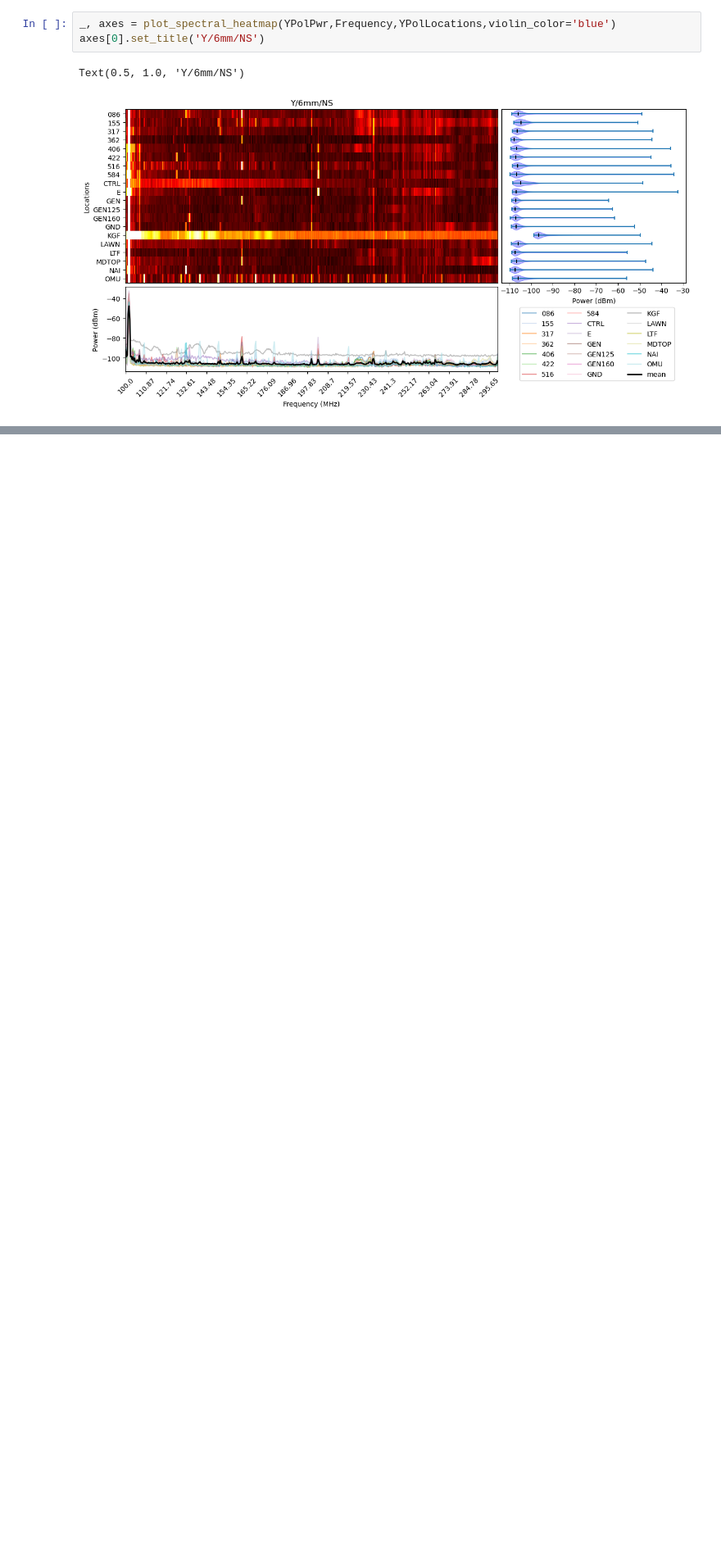
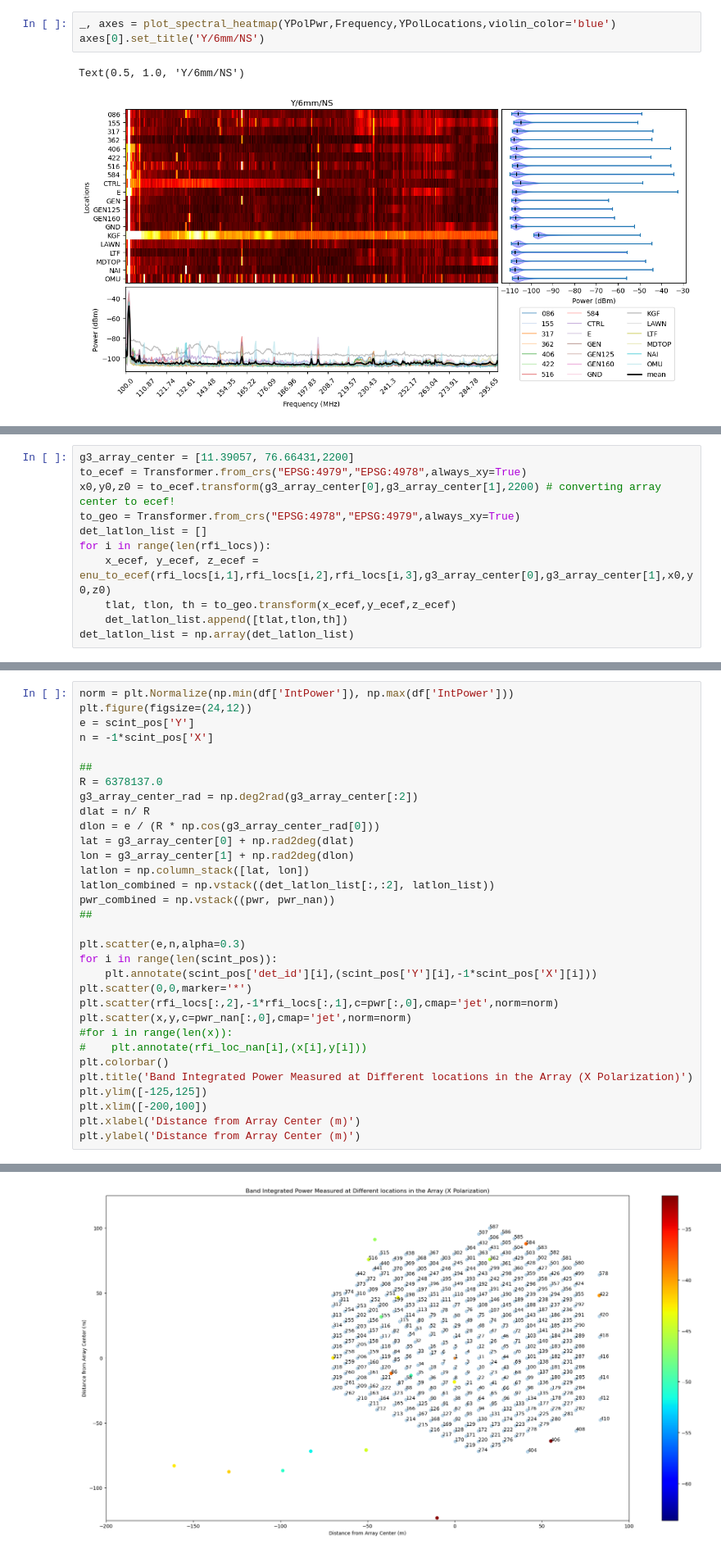
Before and after one commit to mugundhan1/radio_cr, a Jupyter notebook: rfi_data_analysis.ipynb, the cells around one changed output, grey strips where cells are left out. Shown at 82% size. Drawn from its saved outputs; the diff is of its cells as text; blank space fills up the shorter version.

```diff
--- a/rfi_data_analysis.ipynb
+++ b/rfi_data_analysis.ipynb
@@ -235,0 +292,11 @@ Text(0.5, 1.0, 'Y/6mm/NS')
+# %%
+g3_array_center = [11.39057, 76.66431,2200]
+to_ecef = Transformer.from_crs("EPSG:4979","EPSG:4978",always_xy=True)
+x0,y0,z0 = to_ecef.transform(g3_array_center[0],g3_array_center[1],2200) # converting array center to ecef!
+to_geo = Transformer.from_crs("EPSG:4978","EPSG:4979",always_xy=True)
+det_latlon_list = []
+for i in range(len(rfi_locs)):
+    x_ecef, y_ecef, z_ecef = enu_to_ecef(rfi_locs[i,1],rfi_locs[i,2],rfi_locs[i,3],g3_array_center[0],g3_array_center[1],x0,y0,z0)
+    tlat, tlon, th = to_geo.transform(x_ecef,y_ecef,z_ecef)
+    det_latlon_list.append([tlat,tlon,th])
+det_latlon_list = np.array(det_latlon_list)
@@ -235,0 +354,33 @@ Text(0.5, 1.0, 'Y/6mm/NS')
+# %%
+norm = plt.Normalize(np.min(df['IntPower']), np.max(df['IntPower']))
+plt.figure(figsize=(24,12))
+e = scint_pos['Y']
+n = -1*scint_pos['X']
+
+##
+R = 6378137.0
+g3_array_center_rad = np.deg2rad(g3_array_center[:2])
+dlat = n/ R
+dlon = e / (R * np.cos(g3_array_center_rad[0]))
+lat = g3_array_center[0] + np.rad2deg(dlat)
+lon = g3_array_center[1] + np.rad2deg(dlon)
+latlon = np.column_stack([lat, lon])
+latlon_combined = np.vstack((det_latlon_list[:,:2], latlon_list))
+pwr_combined = np.vstack((pwr, pwr_nan))
+##
+
+plt.scatter(e,n,alpha=0.3)
+for i in range(len(scint_pos)):
+    plt.annotate(scint_pos['det_id'][i],(scint_pos['Y'][i],-1*scint_pos['X'][i]))
+plt.scatter(0,0,marker='*')
+plt.scatter(rfi_locs[:,2],-1*rfi_locs[:,1],c=pwr[:,0],cmap='jet',norm=norm)
+plt.scatter(x,y,c=pwr_nan[:,0],cmap='jet',norm=norm)
+#for i in range(len(x)):
+#    plt.annotate(rfi_loc_nan[i],(x[i],y[i]))
+plt.colorbar()
+plt.title('Band Integrated Power Measured at Different locations in the Array (X Polarization)')
+plt.ylim([-125,125])
+plt.xlim([-200,100])
+plt.xlabel('Distance from Array Center (m)')
+plt.ylabel('Distance from Array Center (m)')
+# %% [output]
@@ -235,0 +388 @@ Text(0.5, 1.0, 'Y/6mm/NS')
+[figure, added]
```
Also changed, not shown: parts of 8 cells of this notebook.
